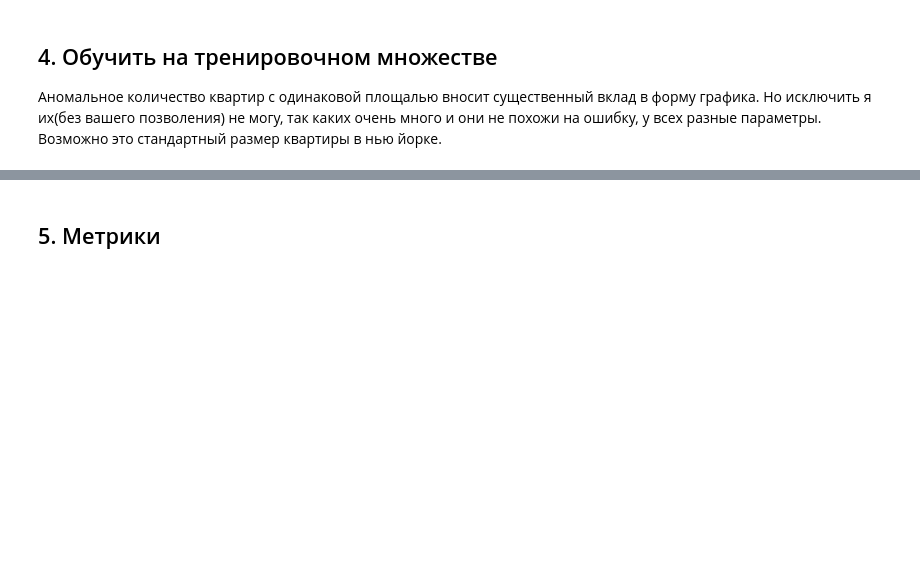
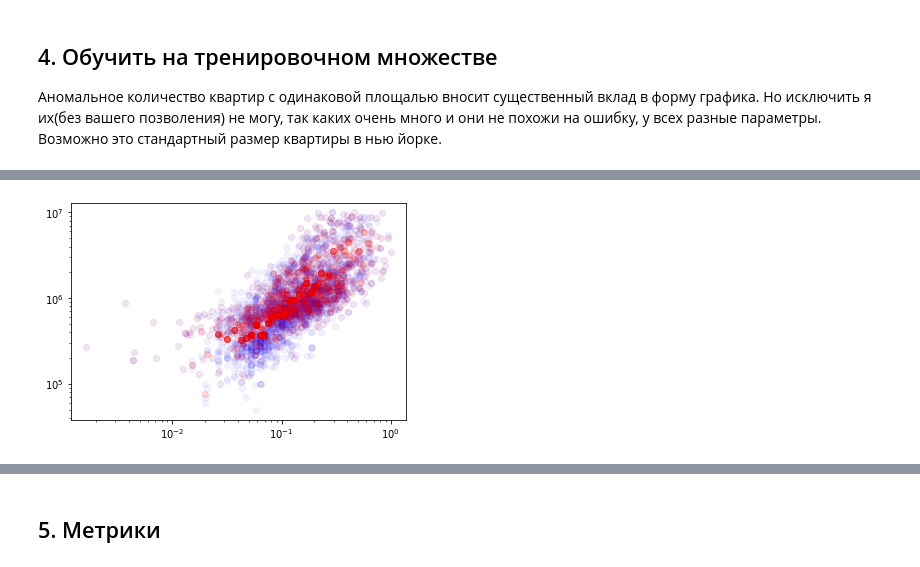
Before and after one commit to 24r3/ann2024, a Jupyter notebook: L3/lab3.ipynb, the cells around one changed output, grey strips where cells are left out. Saved outputs shown, nothing was run; the diff lists cells and outputs as text; code cells hidden in the pictures; blank space fills up the shorter version.

```diff
--- a/L3/lab3.ipynb
+++ b/L3/lab3.ipynb
@@ -130,0 +130,11 @@ fig.show()
+# %%
+#B Древо решений
+from sklearn.tree import DecisionTreeRegressor
+
+DTR = DecisionTreeRegressor()
+DTR.fit(xTR_scaled.reshape(-1, 1), yTR)
+yTR_DTR = DTR.predict(xTR_scaled.reshape(-1, 1))
+plot_prediction(xTR_scaled, yTR, yTR_DTR)
+solutions.append(("Decision Tree Regressor", DTR))
+# %% [output]
+[figure, added]
```
Also changed, not shown: parts of 11 cells of this notebook.
